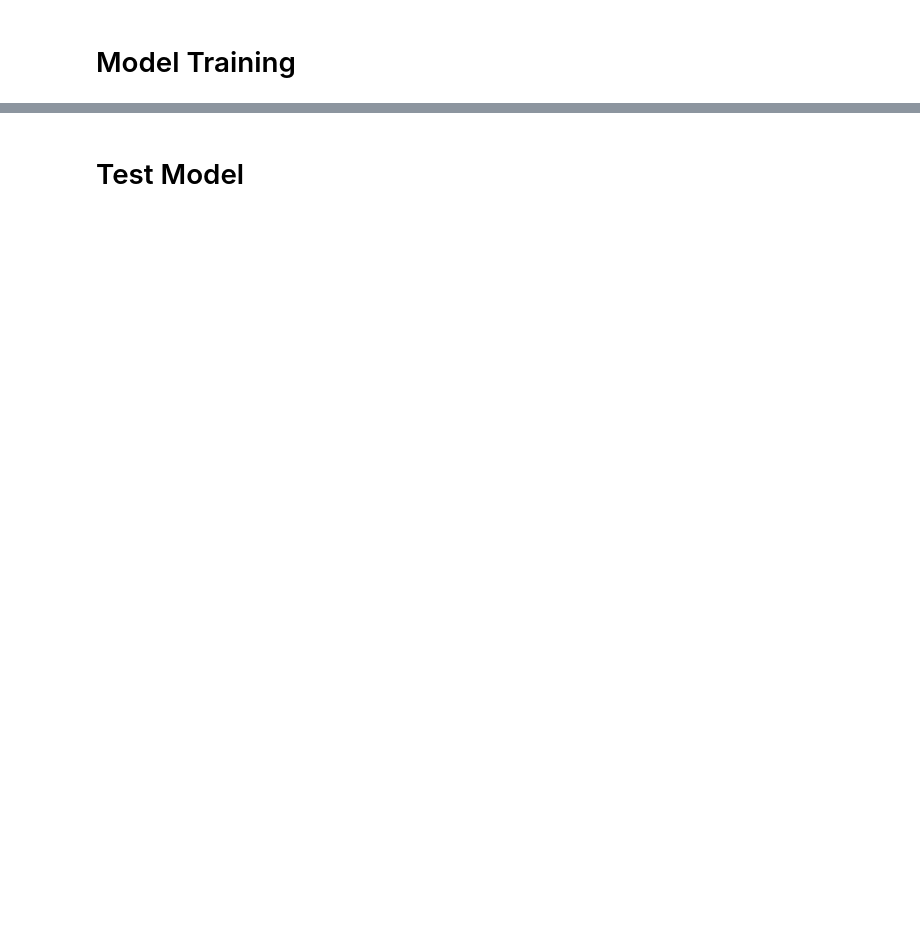
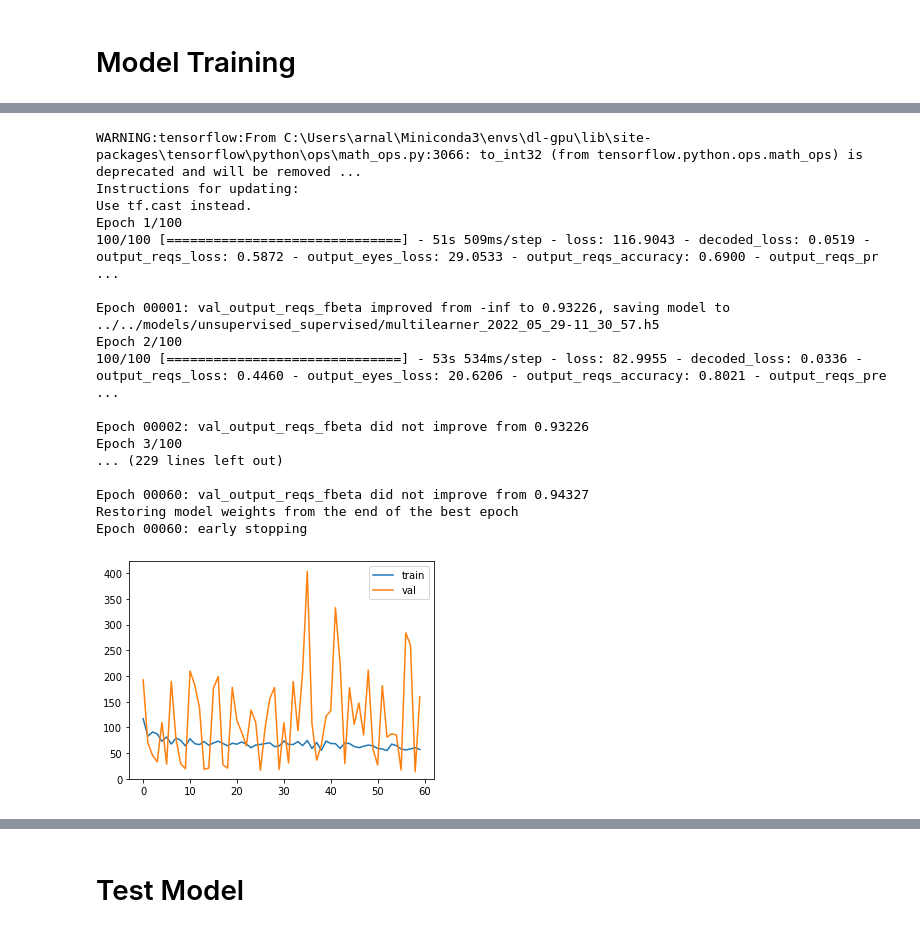
Before and after one commit to arnaldog12/icaonet, a Jupyter notebook: notebooks/supervised_unsupervised/Multilearning.ipynb, the cells around one changed output, grey strips where cells are left out. Saved outputs shown, nothing was run; the diff lists cells and outputs as text; code cells hidden in the pictures; blank space fills up the shorter version.

```diff
--- a/notebooks/supervised_unsupervised/Multilearning.ipynb
+++ b/notebooks/supervised_unsupervised/Multilearning.ipynb
@@ -193,11 +199,5 @@ ia.imshow(np.hstack(draw_list))
 # %% [markdown]
 # Model Training
-# %%
-x_train /= 255.0
-x_val /= 255.0
-
-print(x_train.shape, x_train.dtype, x_train.min(), x_train.max())
-print(x_val.shape, x_val.dtype, x_val.min(), x_val.max())
 # %%
 def conv_bn(idx, prev_input, filters, activation='relu', name=None):
     conv_name = 'conv_' + str(idx)
@@ -285,7 +310,7 @@ mlflow.log_param("eyes loss weight", EYES_LOSS_WEIGHT)
 losses = {
     "decoded": "mean_squared_error",
     "output_reqs": "binary_crossentropy",
-    "output_eyes": "mean_squared_error"
+    "output_eyes": "mean_absolute_percentage_error"
 }
 
 loss_weights = {
@@ -296,40 +321,68 @@ loss_weights = {
 
 metrics = {
     "output_reqs": ["accuracy", precision, recall, f1, fbeta, specificity, npv, mcc],
-    "output_eyes": ["mae"]
+    "output_eyes": ["mae", "mse"]
 }
 METRIC_TO_MONITOR = "val_output_reqs_fbeta"
 
 outputs_train = {
     "decoded": x_train,
     "output_reqs": y_train_reqs,
     "output_eyes": y_train_eyes,
 }
 
 outputs_valid = {
     "decoded": x_val,
     "output_reqs": y_val_reqs,
     "output_eyes": y_val_eyes,
 }
 
 model.compile(optimizer='adam', loss=losses, loss_weights=loss_weights, metrics=metrics)
 
 FILE_MODEL = FOLDER_MODELS + timestamp_model_name(prefix="multilearner_")
 list_callbacks = [
     ModelCheckpoint(FILE_MODEL, monitor=METRIC_TO_MONITOR, mode="max", verbose=1, save_best_only=True),
     EarlyStopping(monitor=METRIC_TO_MONITOR, mode="max", patience=30, verbose=1, restore_best_weights=True)
 ]
 
-hist = model.fit(
-    x=x_train,
-    y=outputs_train,
-    batch_size=32,
+affine_params = dict(
+    translate_percent=[-0.1, 0.1],
+    rotate=[-10, 10],
+    scale=[0.9, 1.1],
+    order=0,
+)
+
+gen_train = ImageLandmarkGenerator(x_train, y_train_reqs, y_train_eyes, batch_size=32, **affine_params)
+gen_valid = ImageLandmarkGenerator(x_val, y_val_reqs, y_val_eyes, batch_size=32, **affine_params)
+
+hist = model.fit_generator(
+    gen_train,
+    steps_per_epoch=100,
     epochs=100,
-    validation_data=(x_val, outputs_valid),
+    validation_data=gen_valid,
     callbacks=list_callbacks
 )
 
 plot.keras_hist(hist.history)
+# %% [output]
+WARNING:tensorflow:From C:\Users\arnal\Miniconda3\envs\dl-gpu\lib\site-packages\tensorflow\python\ops\math_ops.py:3066: to_int32 (from tensorflow.python.ops.math_ops) is deprecated and will be removed ...
+Instructions for updating:
+Use tf.cast instead.
+Epoch 1/100
+100/100 [==============================] - 51s 509ms/step - loss: 116.9043 - decoded_loss: 0.0519 - output_reqs_loss: 0.5872 - output_eyes_loss: 29.0533 - output_reqs_accuracy: 0.6900 - output_reqs_pr ...
+
+Epoch 00001: val_output_reqs_fbeta improved from -inf to 0.93226, saving model to ../../models/unsupervised_supervised/multilearner_2022_05_29-11_30_57.h5
+Epoch 2/100
+100/100 [==============================] - 53s 534ms/step - loss: 82.9955 - decoded_loss: 0.0336 - output_reqs_loss: 0.4460 - output_eyes_loss: 20.6206 - output_reqs_accuracy: 0.8021 - output_reqs_pre ...
+
+Epoch 00002: val_output_reqs_fbeta did not improve from 0.93226
+Epoch 3/100
+... (229 lines left out)
+
+Epoch 00060: val_output_reqs_fbeta did not improve from 0.94327
+Restoring model weights from the end of the best epoch
+Epoch 00060: early stopping
+[figure, added]
 # %%
 history = hist.history
 
```
Also changed, not shown: parts of 17 cells of this notebook, 6 other files.
